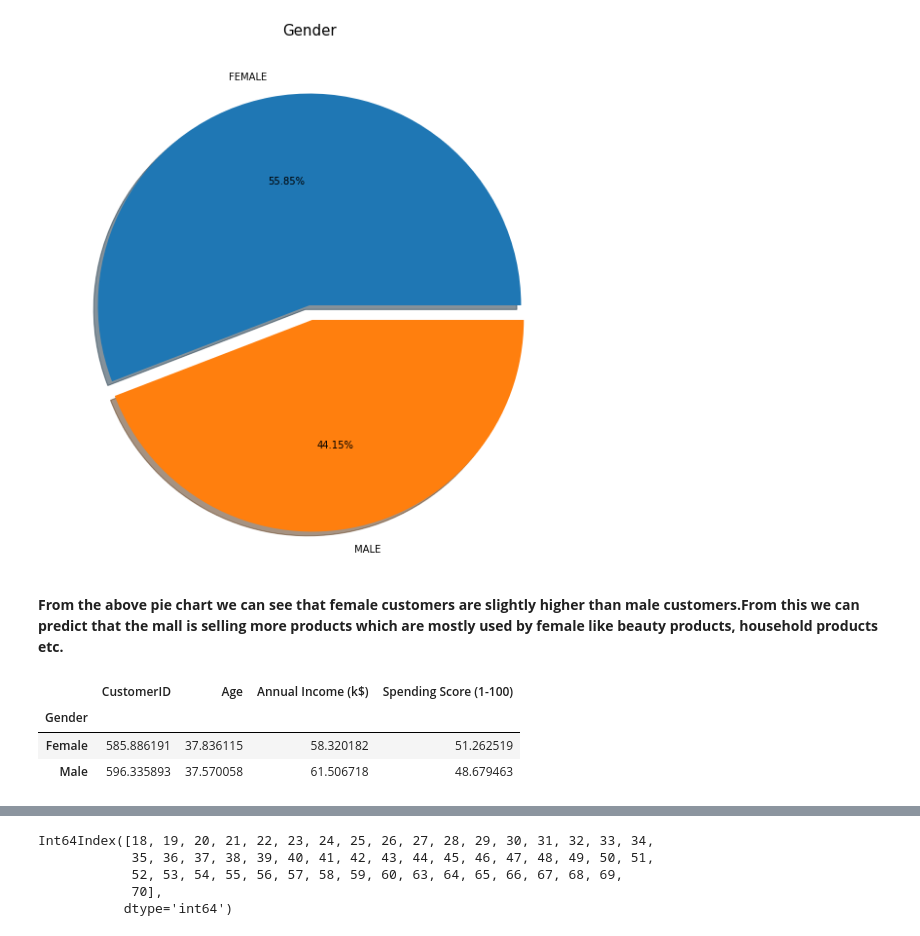
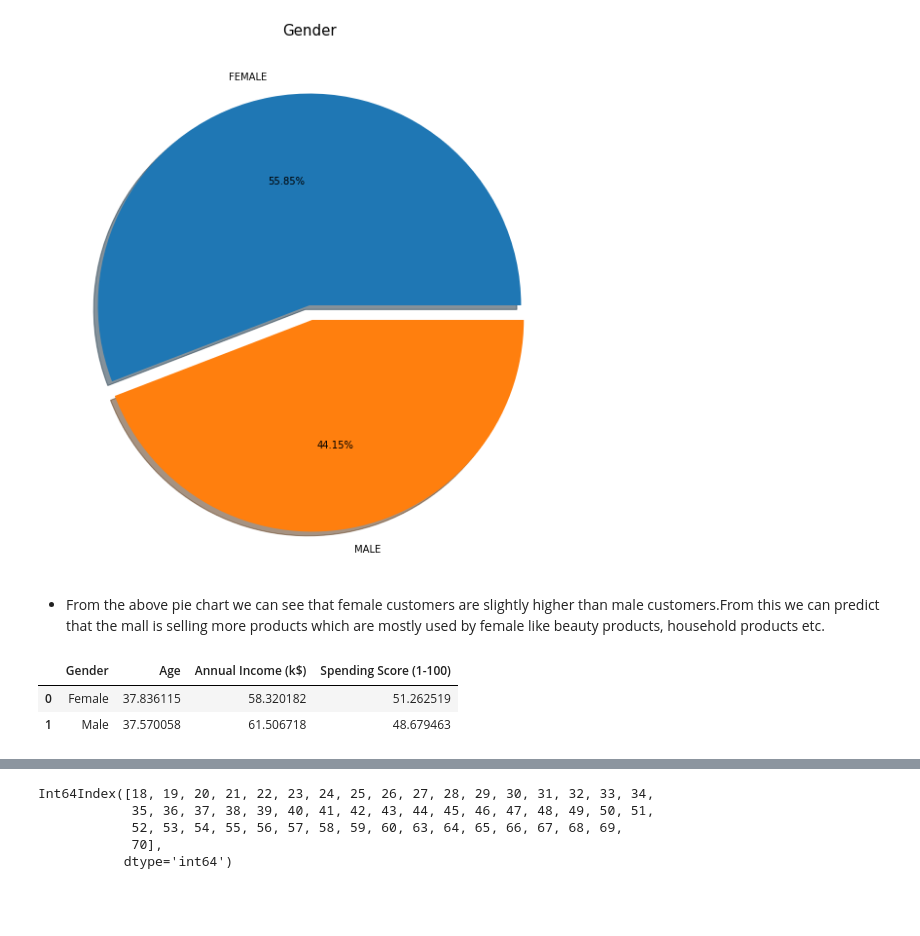
Before and after one commit to Vishwajeet111/Customers-Mall-Segmentation-and-using-KNN, a Jupyter notebook: ML Project.ipynb, the cells around one changed output, grey strips where cells are left out. Saved outputs shown, nothing was run; the diff lists cells and outputs as text; code cells hidden in the pictures; blank space fills up the shorter version.

```diff
--- a/ML Project.ipynb
+++ b/ML Project.ipynb
@@ -86,11 +105,11 @@ plt.show()
 # %% [output]
 [figure]
 # %% [markdown]
-**From the above pie chart we can see that female customers are slightly higher than male customers.From this we can predict that the mall is selling more products which are mostly used by female like beauty products, household products etc.**
+* From the above pie chart we can see that female customers are slightly higher than male customers.From this we can predict that the mall is selling more products which are mostly used by female like beauty products, household products etc.
 # %%
-df.groupby('Gender').mean()
+df1 = df.groupby('Gender').mean().reset_index()
+df1
 # %% [output]
-|  | CustomerID | Age | Annual Income (k$) | Spending Score (1-100) |
-| Gender |  |  |  |  |
-| Female | 585.886191 | 37.836115 | 58.320182 | 51.262519 |
-| Male | 596.335893 | 37.570058 | 61.506718 | 48.679463 |
+|  | Gender | Age | Annual Income (k$) | Spending Score (1-100) |
+| 0 | Female | 37.836115 | 58.320182 | 51.262519 |
+| 1 | Male | 37.570058 | 61.506718 | 48.679463 |
```
Also changed, not shown: parts of 65 cells of this notebook, 4 other files.
